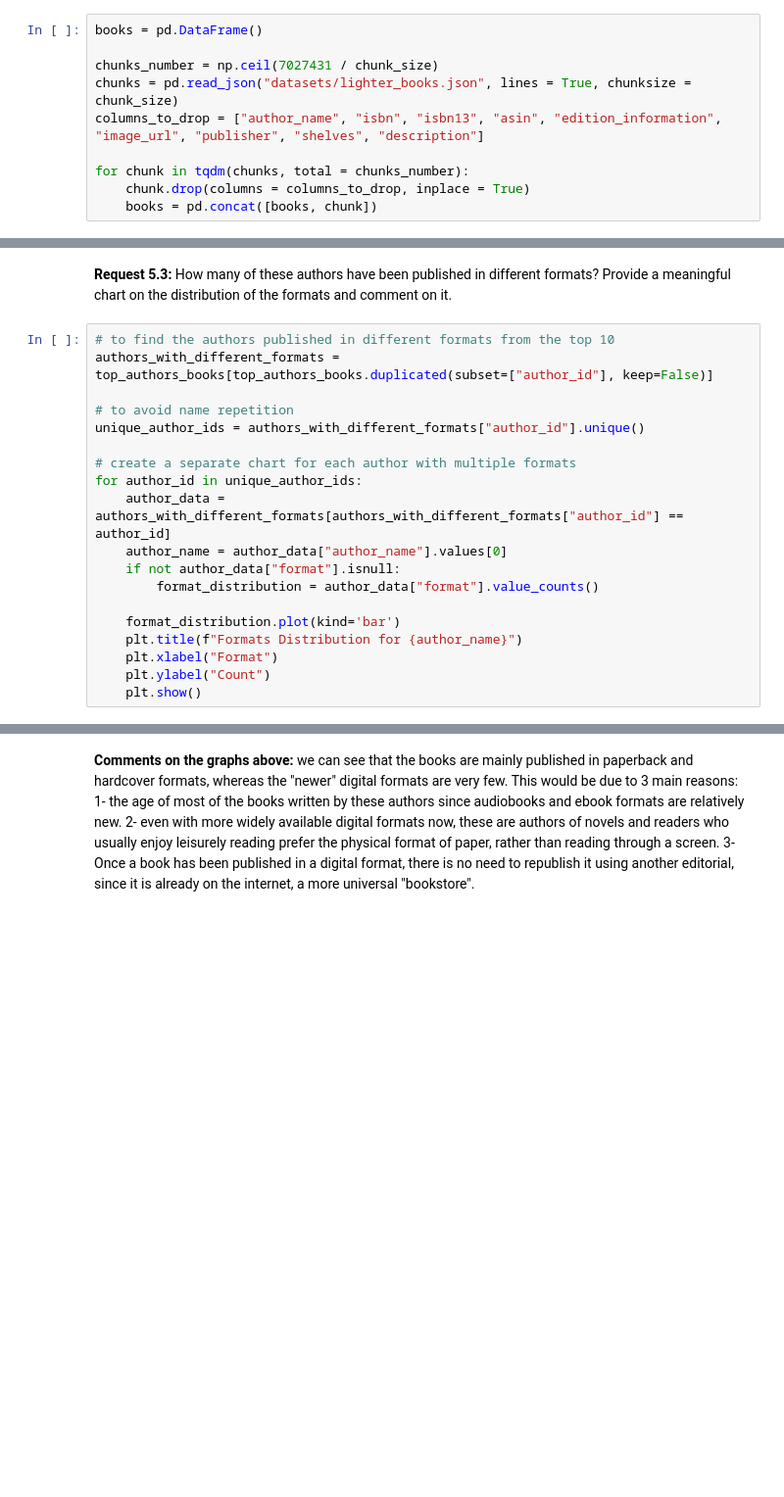
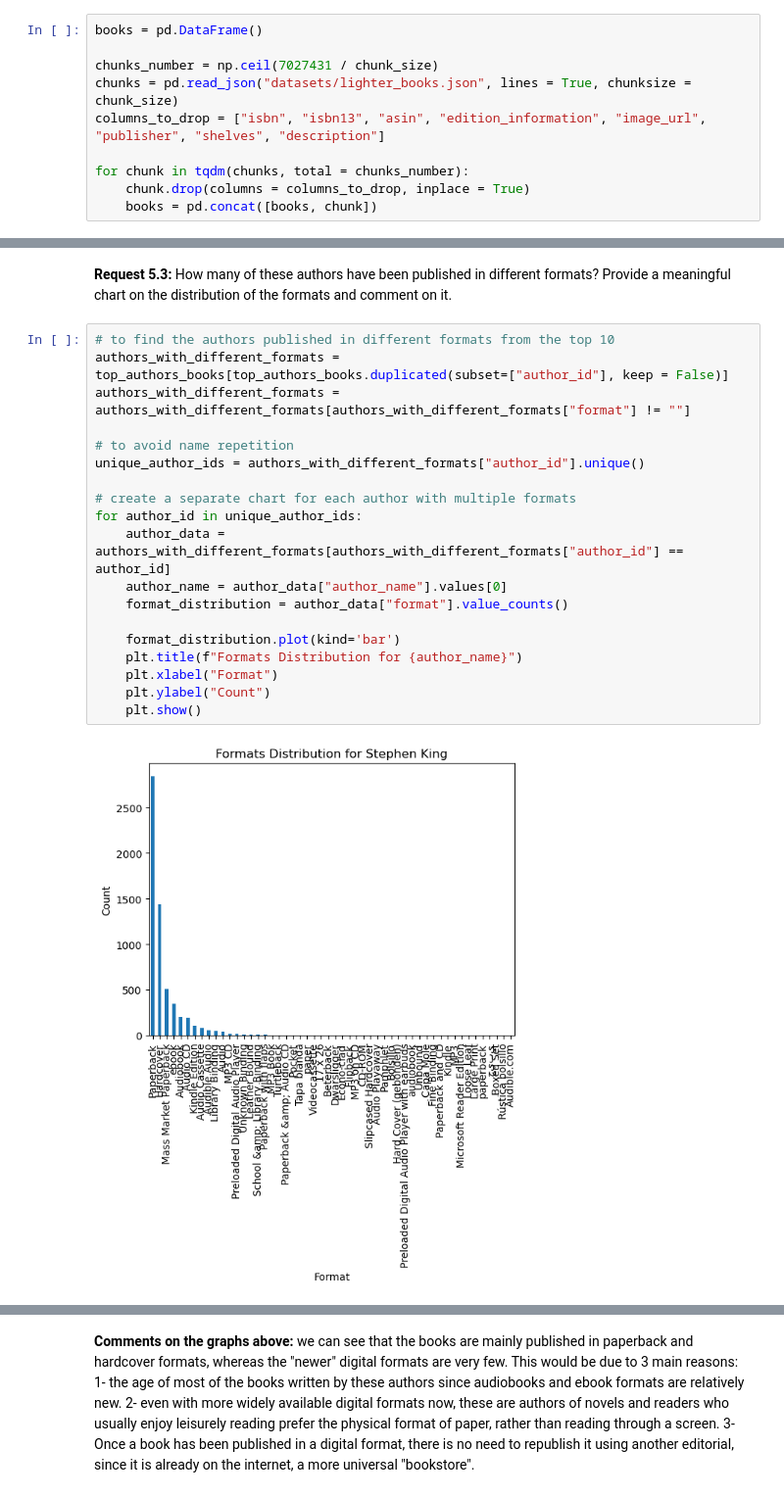
Before and after one commit to LorenzoPannacci/ADM-HW2, a Jupyter notebook: main.ipynb, the cells around one changed output, grey strips where cells are left out. Shown at 98% size. Drawn from its saved outputs; the diff is of its cells as text; blank space fills up the shorter version.

```diff
--- a/main.ipynb
+++ b/main.ipynb
@@ -98,7 +193,7 @@ books = pd.DataFrame()
 
 chunks_number = np.ceil(7027431 / chunk_size)
 chunks = pd.read_json("datasets/lighter_books.json", lines = True, chunksize = chunk_size)
-columns_to_drop = ["author_name", "isbn", "isbn13", "asin", "edition_information", "image_url", "publisher", "shelves", "description"]
+columns_to_drop = ["isbn", "isbn13", "asin", "edition_information", "image_url", "publisher", "shelves", "description"]
 
 for chunk in tqdm(chunks, total = chunks_number):
     chunk.drop(columns = columns_to_drop, inplace = True)
@@ -243,20 +399,22 @@ print(max_series["series_name"])
 **Request 5.3:** How many of these authors have been published in different formats? Provide a meaningful chart on the distribution of the formats and comment on it.
 # %%
 # to find the authors published in different formats from the top 10
-authors_with_different_formats = top_authors_books[top_authors_books.duplicated(subset=["author_id"], keep=False)]
+authors_with_different_formats = top_authors_books[top_authors_books.duplicated(subset=["author_id"], keep = False)]
+authors_with_different_formats = authors_with_different_formats[authors_with_different_formats["format"] != ""]
 
 # to avoid name repetition
 unique_author_ids = authors_with_different_formats["author_id"].unique()
 
 # create a separate chart for each author with multiple formats
 for author_id in unique_author_ids:
     author_data = authors_with_different_formats[authors_with_different_formats["author_id"] == author_id]
     author_name = author_data["author_name"].values[0]
-    if not author_data["format"].isnull:
-        format_distribution = author_data["format"].value_counts()
+    format_distribution = author_data["format"].value_counts()
 
     format_distribution.plot(kind='bar')
     plt.title(f"Formats Distribution for {author_name}")
     plt.xlabel("Format")
     plt.ylabel("Count")
     plt.show()
+# %% [output]
+[figure, added]
```
Also changed, not shown: parts of 30 cells of this notebook, 1 other file.
